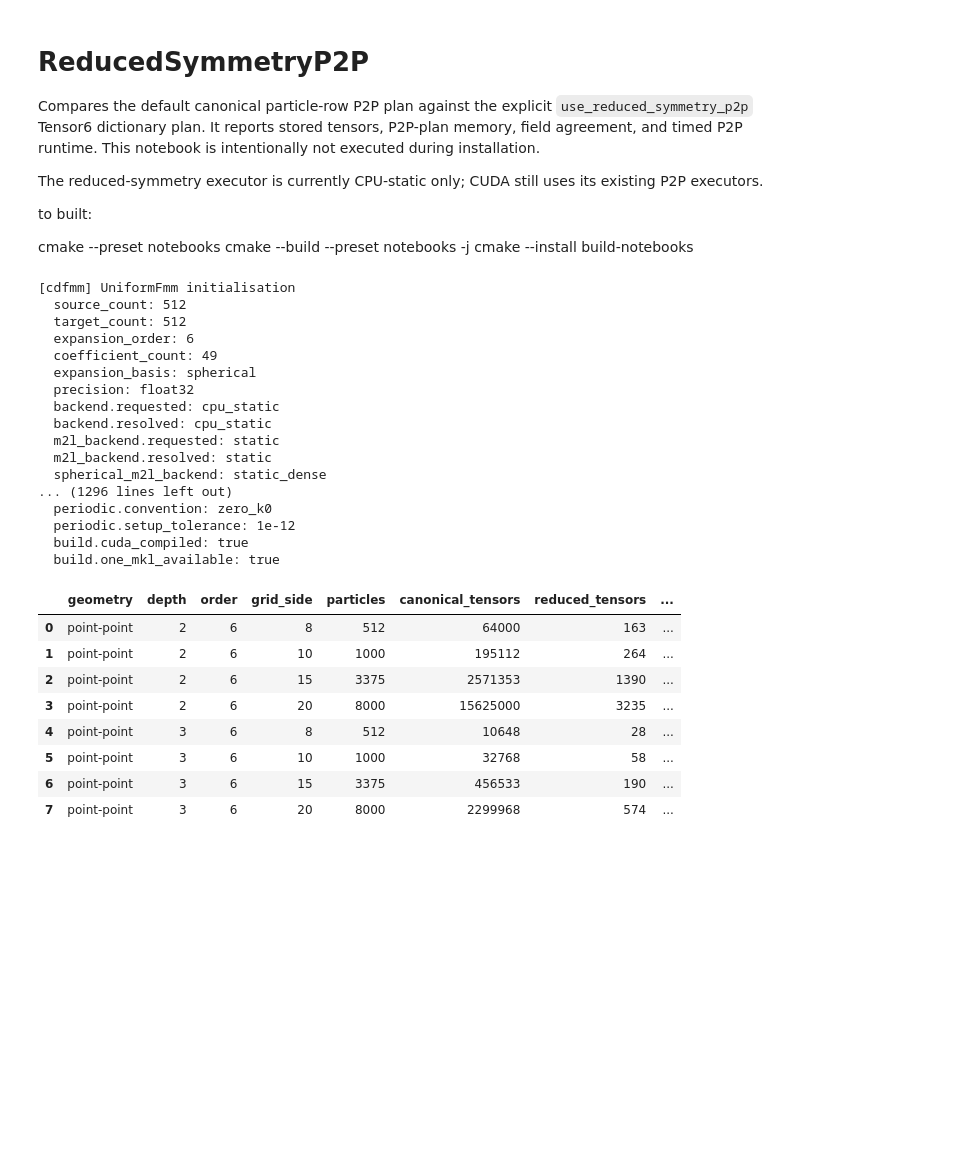
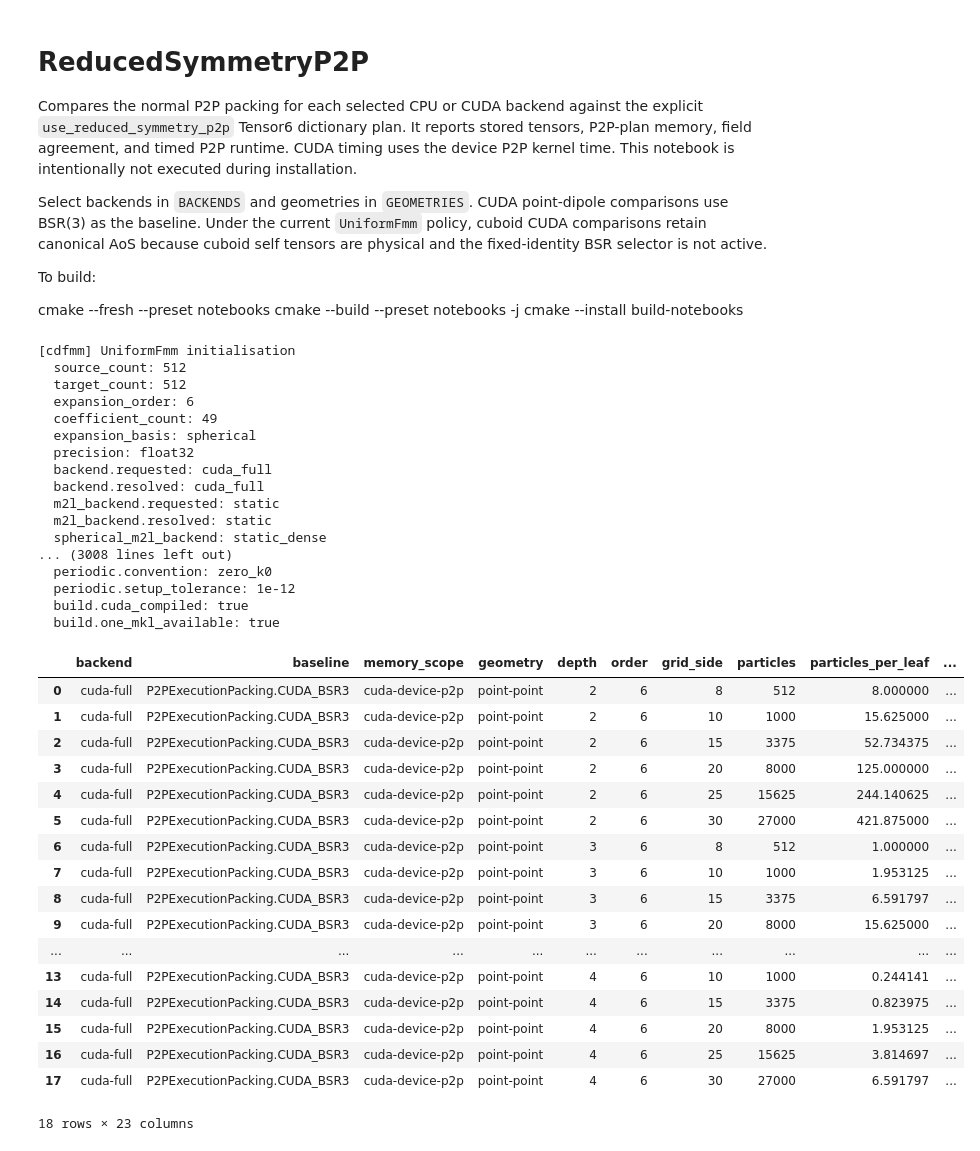
Before and after one commit to Ximtecs/dip-fmm, a Jupyter notebook: examples/simple_notebooks/ReducedSymmetryP2P.ipynb, the cells around one changed output. Saved outputs shown, nothing was run; the diff lists cells and outputs as text; code cells hidden in the pictures; blank space fills up the shorter version.

```diff
--- a/examples/simple_notebooks/ReducedSymmetryP2P.ipynb
+++ b/examples/simple_notebooks/ReducedSymmetryP2P.ipynb
@@ -1,15 +1,15 @@
 # %% [markdown]
 # ReducedSymmetryP2P
 
-Compares the default canonical particle-row P2P plan against the explicit `use_reduced_symmetry_p2p` Tensor6 dictionary plan. It reports stored tensors, P2P-plan memory, field agreement, and timed P2P runtime. This notebook is intentionally not executed during installation.
+Compares the normal P2P packing for each selected CPU or CUDA backend against the explicit `use_reduced_symmetry_p2p` Tensor6 dictionary plan. It reports stored tensors, P2P-plan memory, field agreement, and timed P2P runtime. CUDA timing uses the device P2P kernel time. This notebook is intentionally not executed during installation.
 
-The reduced-symmetry executor is currently CPU-static only; CUDA still uses its existing P2P executors.
+Select backends in `BACKENDS` and geometries in `GEOMETRIES`. CUDA point-dipole comparisons use BSR(3) as the baseline. Under the current `UniformFmm` policy, cuboid CUDA comparisons retain canonical AoS because cuboid self tensors are physical and the fixed-identity BSR selector is not active.
 
 
-to built:
+To build:
 
 
-cmake --preset notebooks
+cmake --fresh --preset notebooks
 cmake --build --preset notebooks -j
 cmake --install build-notebooks
 # %%
@@ -19,18 +19,26 @@ import pandas as pd
 import matplotlib.pyplot as plt
 
 ORDER = 6
-DEPTHS = (2, 3)
-GRID_SIDES = (8,10, 15, 20)
+DEPTHS = (2, 3, 4)
+GRID_SIDES = (8,10, 15, 20, 25, 30)#, 25)
 WARMUPS = 2
 TIMED_EVALUATIONS = 10
 SPACING = 1.0
 CUBOID_FILL = 1.0  # Cuboids touch: there is no gap.
+CUDA_BSR_MAX_BYTES = 20 * 1024**3
+
+BACKENDS = (
+    #('cpu-static', cdfmm.ExecutionBackend.CPU_STATIC),
+    ('cuda-full', cdfmm.ExecutionBackend.CUDA_FULL),
+    # ('cuda-hybrid', cdfmm.ExecutionBackend.CUDA_M2L_P2P),
+)
+CUDA_BACKENDS = (cdfmm.ExecutionBackend.CUDA_FULL, cdfmm.ExecutionBackend.CUDA_M2L_P2P)
 
 cube = cdfmm.CuboidSize(CUBOID_FILL * SPACING, CUBOID_FILL * SPACING, CUBOID_FILL * SPACING)
 GEOMETRIES = (
-    #('point-point', cdfmm.SourceGeometry.POINT_DIPOLE, cdfmm.TargetGeometry.POINT, [], []),
+    ('point-point', cdfmm.SourceGeometry.POINT_DIPOLE, cdfmm.TargetGeometry.POINT, [], []),
     #('cuboid-point', cdfmm.SourceGeometry.UNIFORM_CUBOID, cdfmm.TargetGeometry.POINT, [cube], []),
-    ('cuboid-cuboid', cdfmm.SourceGeometry.UNIFORM_CUBOID, cdfmm.TargetGeometry.VOLUME_AVERAGED_CUBOID, [cube], [cube]),
+    #('cuboid-cuboid', cdfmm.SourceGeometry.UNIFORM_CUBOID, cdfmm.TargetGeometry.VOLUME_AVERAGED_CUBOID, [cube], [cube]),
 )
 # %%
 def cartesian_centres(side):
@@ -94,35 +148,44 @@ def run_case(geometry, side, depth):
                 max_abs_field_difference=float(difference.max()),
                 max_relative_field_difference=float(difference.max() / max(np.abs(fields['canonical']).max(), np.finfo(float).tiny)))
 # %%
-rows = [run_case(geometry, side, depth) for geometry in GEOMETRIES for depth in DEPTHS for side in GRID_SIDES]
+rows = [run_case(backend, geometry, side, depth) for backend in BACKENDS for geometry in GEOMETRIES for depth in DEPTHS for side in GRID_SIDES]
 results = pd.DataFrame(rows)
 display(results)
 # %% [output]
 [cdfmm] UniformFmm initialisation
   source_count: 512
   target_count: 512
   expansion_order: 6
   coefficient_count: 49
   expansion_basis: spherical
   precision: float32
-  backend.requested: cpu_static
-  backend.resolved: cpu_static
+  backend.requested: cuda_full
+  backend.resolved: cuda_full
   m2l_backend.requested: static
   m2l_backend.resolved: static
   spherical_m2l_backend: static_dense
-... (1296 lines left out)
+... (3008 lines left out)
   periodic.convention: zero_k0
   periodic.setup_tolerance: 1e-12
   build.cuda_compiled: true
   build.one_mkl_available: true
-|  | geometry | depth | order | grid_side | particles | canonical_tensors | reduced_tensors | ... |
-| 0 | point-point | 2 | 6 | 8 | 512 | 64000 | 163 | ... |
-| 1 | point-point | 2 | 6 | 10 | 1000 | 195112 | 264 | ... |
-| 2 | point-point | 2 | 6 | 15 | 3375 | 2571353 | 1390 | ... |
-| 3 | point-point | 2 | 6 | 20 | 8000 | 15625000 | 3235 | ... |
-| 4 | point-point | 3 | 6 | 8 | 512 | 10648 | 28 | ... |
-| 5 | point-point | 3 | 6 | 10 | 1000 | 32768 | 58 | ... |
-| 6 | point-point | 3 | 6 | 15 | 3375 | 456533 | 190 | ... |
-| 7 | point-point | 3 | 6 | 20 | 8000 | 2299968 | 574 | ... |
+|  | backend | baseline | memory_scope | geometry | depth | order | grid_side | particles | particles_per_leaf | ... |
+| 0 | cuda-full | P2PExecutionPacking.CUDA_BSR3 | cuda-device-p2p | point-point | 2 | 6 | 8 | 512 | 8.000000 | ... |
+| 1 | cuda-full | P2PExecutionPacking.CUDA_BSR3 | cuda-device-p2p | point-point | 2 | 6 | 10 | 1000 | 15.625000 | ... |
+| 2 | cuda-full | P2PExecutionPacking.CUDA_BSR3 | cuda-device-p2p | point-point | 2 | 6 | 15 | 3375 | 52.734375 | ... |
+| 3 | cuda-full | P2PExecutionPacking.CUDA_BSR3 | cuda-device-p2p | point-point | 2 | 6 | 20 | 8000 | 125.000000 | ... |
+| 4 | cuda-full | P2PExecutionPacking.CUDA_BSR3 | cuda-device-p2p | point-point | 2 | 6 | 25 | 15625 | 244.140625 | ... |
+| 5 | cuda-full | P2PExecutionPacking.CUDA_BSR3 | cuda-device-p2p | point-point | 2 | 6 | 30 | 27000 | 421.875000 | ... |
+| 6 | cuda-full | P2PExecutionPacking.CUDA_BSR3 | cuda-device-p2p | point-point | 3 | 6 | 8 | 512 | 1.000000 | ... |
+| 7 | cuda-full | P2PExecutionPacking.CUDA_BSR3 | cuda-device-p2p | point-point | 3 | 6 | 10 | 1000 | 1.953125 | ... |
+| 8 | cuda-full | P2PExecutionPacking.CUDA_BSR3 | cuda-device-p2p | point-point | 3 | 6 | 15 | 3375 | 6.591797 | ... |
+| 9 | cuda-full | P2PExecutionPacking.CUDA_BSR3 | cuda-device-p2p | point-point | 3 | 6 | 20 | 8000 | 15.625000 | ... |
+| ... | ... | ... | ... | ... | ... | ... | ... | ... | ... | ... |
+| 13 | cuda-full | P2PExecutionPacking.CUDA_BSR3 | cuda-device-p2p | point-point | 4 | 6 | 10 | 1000 | 0.244141 | ... |
+| 14 | cuda-full | P2PExecutionPacking.CUDA_BSR3 | cuda-device-p2p | point-point | 4 | 6 | 15 | 3375 | 0.823975 | ... |
+| 15 | cuda-full | P2PExecutionPacking.CUDA_BSR3 | cuda-device-p2p | point-point | 4 | 6 | 20 | 8000 | 1.953125 | ... |
+| 16 | cuda-full | P2PExecutionPacking.CUDA_BSR3 | cuda-device-p2p | point-point | 4 | 6 | 25 | 15625 | 3.814697 | ... |
+| 17 | cuda-full | P2PExecutionPacking.CUDA_BSR3 | cuda-device-p2p | point-point | 4 | 6 | 30 | 27000 | 6.591797 | ... |
+18 rows × 23 columns
 # %%
 fig, axes = plt.subplots(2, 2, figsize=(13, 9), constrained_layout=True)
```
Also changed, not shown: parts of 2 cells of this notebook.
